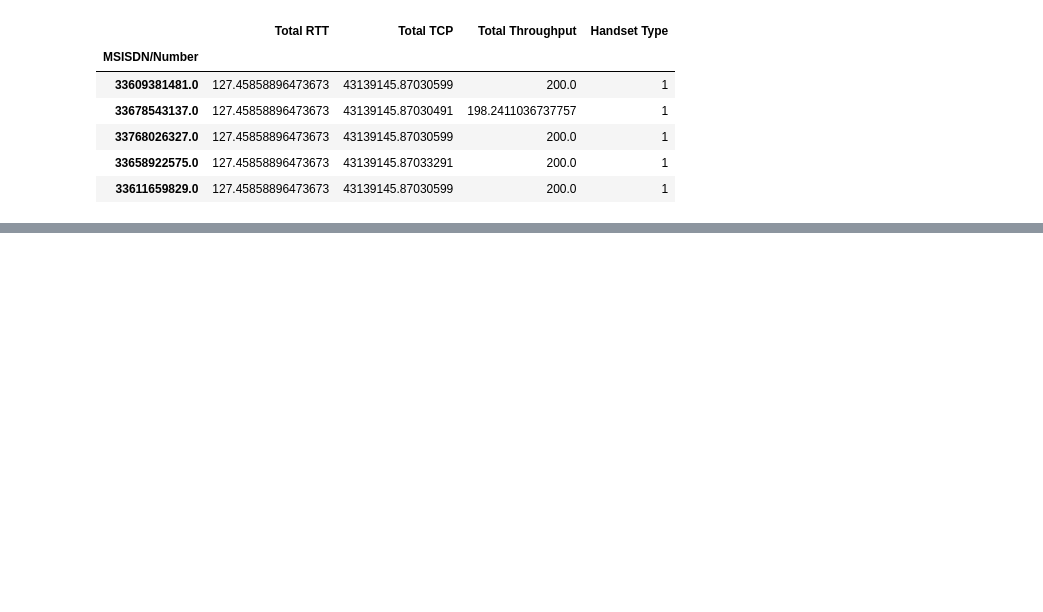
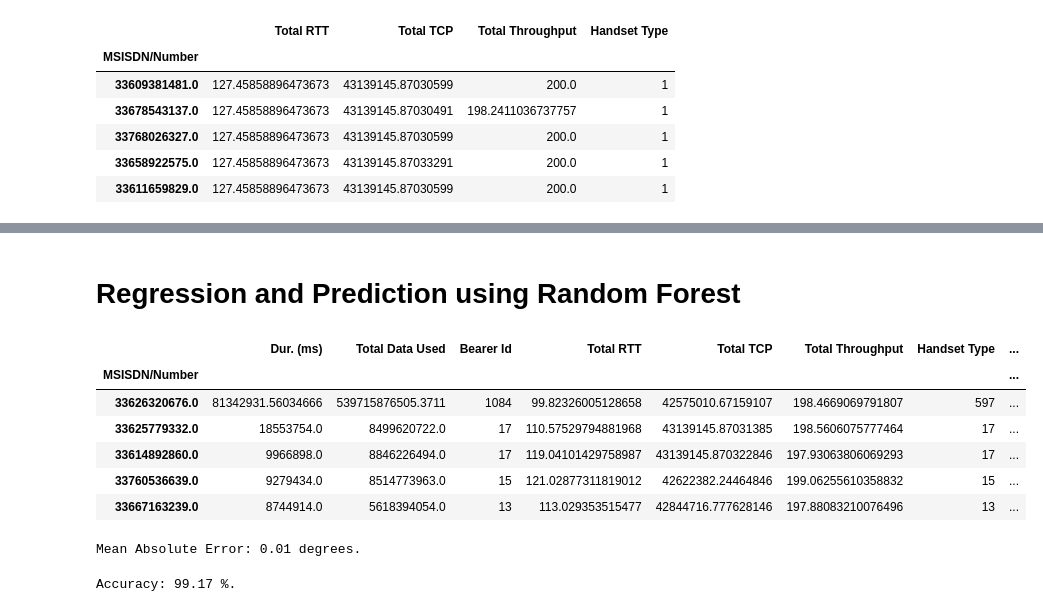
Before and after one commit to Kibika/Telecommunication-Business-Analytics, a Jupyter notebook: notebooks/Telco_EDA.ipynb, the cells around one changed output, grey strips where cells are left out. Drawn from its saved outputs; the diff is of its cells as text; code cells hidden in the pictures; blank space fills up the shorter version.

```diff
--- a/notebooks/Telco_EDA.ipynb
+++ b/notebooks/Telco_EDA.ipynb
@@ -996,0 +1047,14 @@ plt.show()
+# %% [markdown]
+# Regression and Prediction using Random Forest
+# %%
+reg_df=reduce(lambda x,y: pd.merge(x,y, on='MSISDN/Number', how='outer'), [engagement_df, experience_df, score_df[['satisfaction_score']]]).drop(["engagement_score","experience_score","clusters"],axis=1)
+reg_df=reg_df[~reg_df.index.duplicated(keep='first')]
+reg_df.head()
+# %% [output]
+|  | Dur. (ms) | Total Data Used | Bearer Id | Total RTT | Total TCP | Total Throughput | Handset Type | ... |
+| MSISDN/Number |  |  |  |  |  |  |  | ... |
+| 33626320676.0 | 81342931.56034666 | 539715876505.3711 | 1084 | 99.82326005128658 | 42575010.67159107 | 198.4669069791807 | 597 | ... |
+| 33625779332.0 | 18553754.0 | 8499620722.0 | 17 | 110.57529794881968 | 43139145.87031385 | 198.5606075777464 | 17 | ... |
+| 33614892860.0 | 9966898.0 | 8846226494.0 | 17 | 119.04101429758987 | 43139145.870322846 | 197.93063806069293 | 17 | ... |
+| 33760536639.0 | 9279434.0 | 8514773963.0 | 15 | 121.02877311819012 | 42622382.24464846 | 199.06255610358832 | 15 | ... |
+| 33667163239.0 | 8744914.0 | 5618394054.0 | 13 | 113.029353515477 | 42844716.777628146 | 197.88083210076496 | 13 | ... |
@@ -996,0 +1077,17 @@ plt.show()
+# %%
+from sklearn.metrics import classification_report
+x_predict = list(rnd.predict(X_test))
+# Calculate the absolute errors
+errors = abs(x_predict - y_test)
+# Print out the mean absolute error (mae)
+print('Mean Absolute Error:', round(np.mean(errors), 2), 'degrees.')
+# %% [output]
+Mean Absolute Error: 0.01 degrees.
+# %%
+# Calculate mean absolute percentage error (MAPE)
+mape = 100 * (errors / y_test)
+# Calculate and display accuracy
+accuracy = 100 - np.mean(mape)
+print('Accuracy:', round(accuracy, 2), '%.')
+# %% [output]
+Accuracy: 99.17 %.
```
Also changed, not shown: parts of 13 cells of this notebook.
